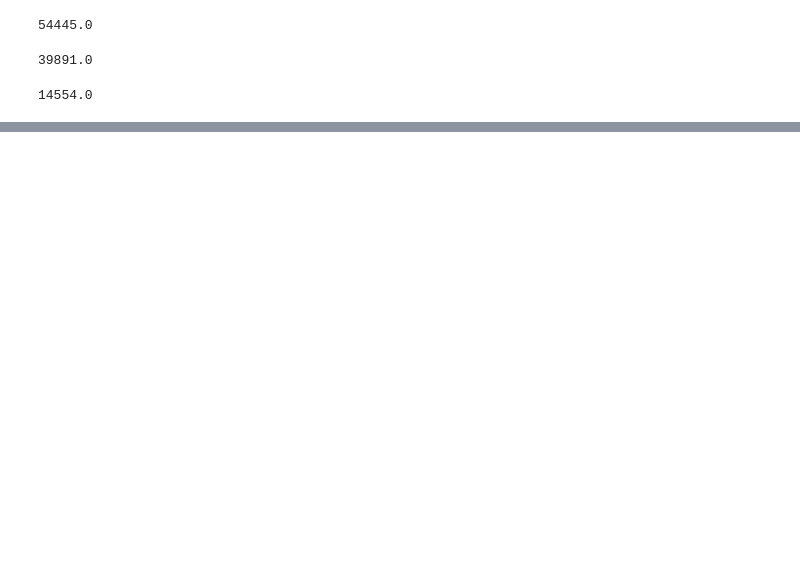
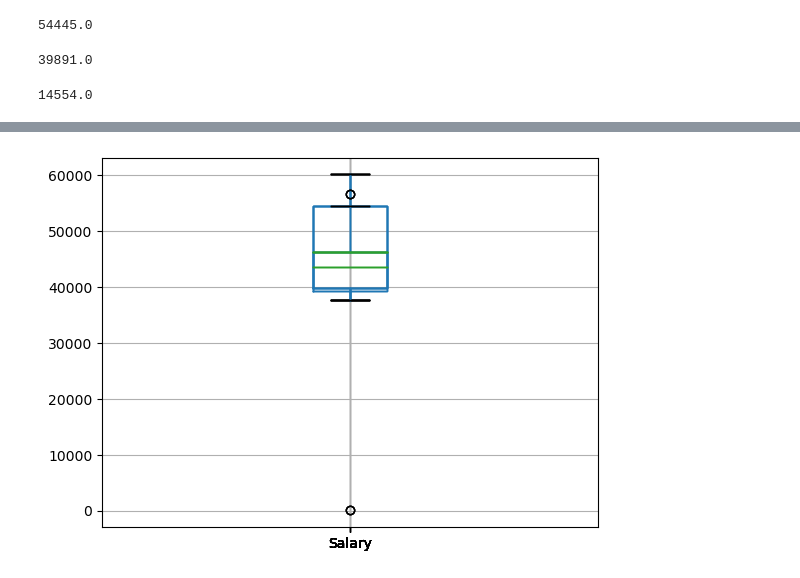
Before and after one commit to Abhilashg11/Data_science, a Jupyter notebook: EDA/Eda_1.ipynb, the cells around one changed output, grey strips where cells are left out. Saved outputs shown, nothing was run; the diff lists cells and outputs as text; code cells hidden in the pictures; blank space fills up the shorter version.

```diff
--- a/EDA/Eda_1.ipynb
+++ b/EDA/Eda_1.ipynb
@@ -218,3 +218,7 @@ IQR = q3-q1
 IQR
 # %% [output]
 14554.0
+# %%
+up_li = q3+1.5*IQR
+# %%
+lo_li = q1+1.5*IQR
@@ -220,0 +234,7 @@ IQR
+# %%
+df_no_out = df_ch[(df_ch['Salary']>lo_li)&(df_ch['Salary']<up_li)]
+# %%
+df_no_out.boxplot(column='Salary')
+plt.show()
+# %% [output]
+[figure, added]
```
Also changed, not shown: parts of 6 cells of this notebook.
